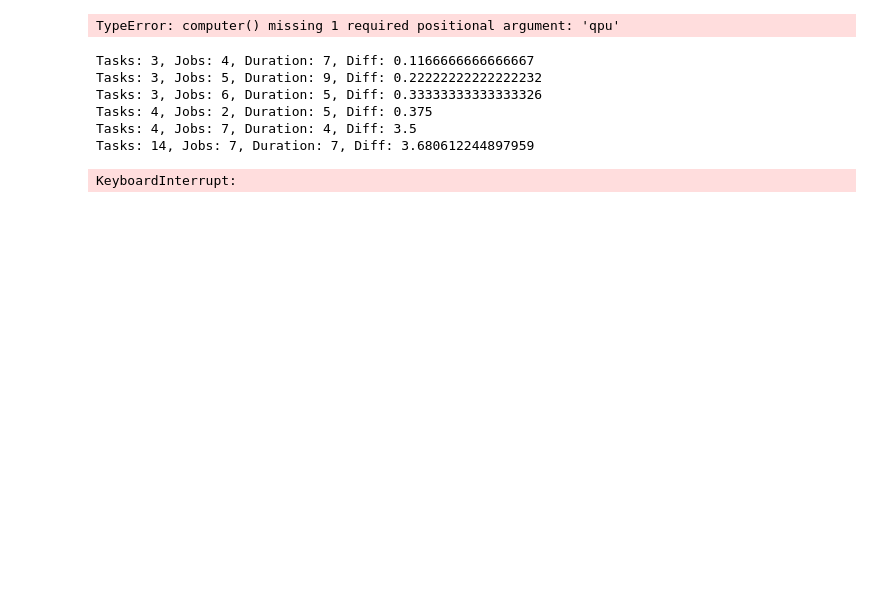
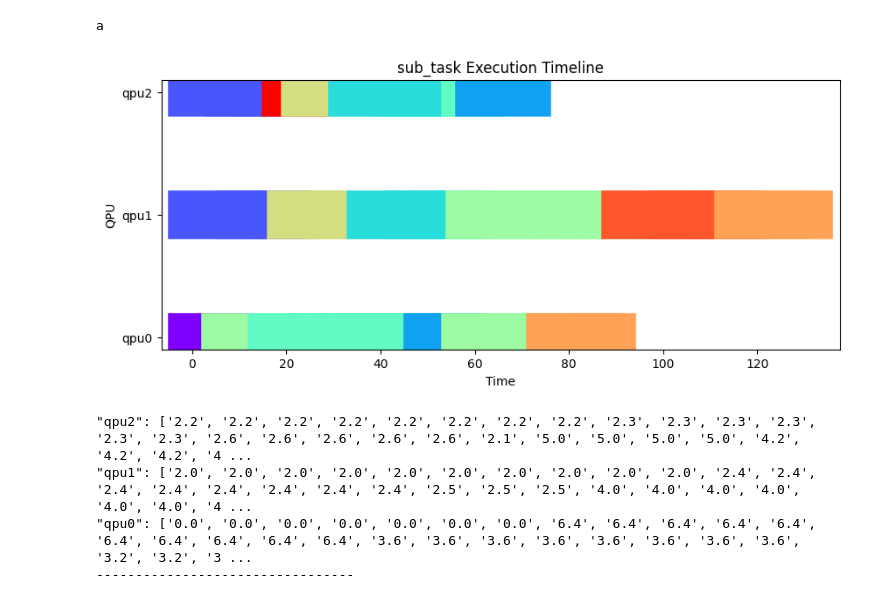
Before and after one commit to Munich-Quantum-Software-Stack/QRM-and-CI, a Jupyter notebook: src/scheduler_runner/schedulers/test_nb.ipynb, the cells around one changed output. Saved outputs shown, nothing was run; the diff lists cells and outputs as text; code cells hidden in the pictures; blank space fills up the shorter version.

```diff
--- a/src/scheduler_runner/schedulers/test_nb.ipynb
+++ b/src/scheduler_runner/schedulers/test_nb.ipynb
@@ -134,90 +157,68 @@ def run_schedulers(tasks, queue, fifo):
 # %%
 def computer(env, queue, results, qpu):
     while True:
-        # Get the next job from the queue
-        job = yield queue.get()
+        # Get the next sub_task from the queue
+        task = yield queue.get()
 
         # Record the start time
         start = env.now
 
-        # Process the job
-        yield env.timeout(job.duration)
+        # Process the sub_task
+        yield env.timeout(task.duration)
 
         # Record the end time
         end = env.now
 
-        # Update the end time of the job
-        job.update_end(end)
-
         # Store the results
-        j_id = str(job.task.id)# + '.' + str(job.task.jobs.index(job))
+        j_id = task.id.split('.')[0]
         results.append((j_id, start, end, qpu))
 
 # Create a SimPy environment
 env = simpy.Environment()
 
 # Create a Queues object
 queues = Queues(env)
 
-num_tasks, max_jobs, max_duration = 10, 5, 10
-tasks = create_tasks(num_tasks, max_jobs, max_duration)
+num_tasks, max_sub_tasks, max_duration = 10, 10, 10
+tasks = create_tasks(num_tasks, max_sub_tasks, max_duration)
 
 # Distribute tasks evenly among queues
-for task in tasks:
-    distribute_equally(task, queues, skipping_scheduler)
+distribute_equally(tasks, queues, skipping_scheduler)
 
-# Load jobs into the SimPy queues
+# Load sub_tasks into the SimPy queues
 queues.load_to_simpy_queue()
 
 
 # Create a list to store the results
 results = []
 
 # Start the computer processes
-for qpu in queues.QPUs:
+for qpu in QPUs:
     env.process(computer(env, queues.sym_queue[qpu], results, qpu))
 
 # Run the simulation
 env.run()
 
-# Get unique job_ids and assign a unique color to each
-job_ids = list(set([job_id for job_id, _, _, _ in results]))
-colors = cm.rainbow(np.linspace(0, 1, len(job_ids)))
-color_map = dict(zip(job_ids, colors))
+# Get unique sub_task_ids and assign a unique color to each
+sub_task_ids = list(set([sub_task_id for sub_task_id, _, _, _ in results]))
+colors = cm.rainbow(np.linspace(0, 1, len(sub_task_ids)))
+color_map = dict(zip(sub_task_ids, colors))
 
 # Plot the results
-plt.figure(figsize=(10, 6))
-for job_id, start, end, qpu in results:
-    plt.plot([start, end], [queues.QPUs.index(qpu), queues.QPUs.index(qpu)], color=color_map[job_id], label=f'Job {job_id}')
+plt.figure(figsize=(10, 4))
+for sub_task_id, start, end, qpu in results:
+    plt.plot([start, end], [QPUs.index(qpu), QPUs.index(qpu)], color=color_map[sub_task_id], label=f'sub_task {sub_task_id}', linewidth=40)
 plt.xlabel('Time')
 plt.ylabel('QPU')
-plt.title('Job Execution Timeline')
-plt.yticks(range(len(queues.QPUs)), queues.QPUs)
-plt.legend()
+plt.title('sub_task Execution Timeline')
+plt.yticks(range(len(QPUs)), QPUs)
 plt.show()
+
+print_queue(queues)
 # %% [output]
-TypeError: computer() missing 1 required positional argument: 'qpu'
+a
+[figure, added]
+"qpu2": ['2.2', '2.2', '2.2', '2.2', '2.2', '2.2', '2.2', '2.2', '2.3', '2.3', '2.3', '2.3', '2.3', '2.3', '2.6', '2.6', '2.6', '2.6', '2.6', '2.1', '5.0', '5.0', '5.0', '5.0', '4.2', '4.2', '4.2', '4 ...
+"qpu1": ['2.0', '2.0', '2.0', '2.0', '2.0', '2.0', '2.0', '2.0', '2.0', '2.0', '2.4', '2.4', '2.4', '2.4', '2.4', '2.4', '2.4', '2.4', '2.5', '2.5', '2.5', '4.0', '4.0', '4.0', '4.0', '4.0', '4.0', '4 ...
+"qpu0": ['0.0', '0.0', '0.0', '0.0', '0.0', '0.0', '0.0', '6.4', '6.4', '6.4', '6.4', '6.4', '6.4', '6.4', '6.4', '6.4', '6.4', '3.6', '3.6', '3.6', '3.6', '3.6', '3.6', '3.6', '3.6', '3.2', '3.2', '3 ...
+---------------------------------
-# %%
-diff = 0
-for num_tasks in range(2, 100):
-    for max_jobs in range(1, 10):
-         for max_duration in range(1, 10):
-            tasks = create_tasks(num_tasks, max_jobs, max_duration)
-
-            # Run the scheduler
-            queue, fifo = Queues(), Queues()
-            wait_time,  fifo_wait_time = run_schedulers(tasks, queue, fifo)
-
-            # save max difference in wait time and print associated parameters
-            new_diff = fifo_wait_time - wait_time
-            if new_diff > diff:
-                diff = new_diff
-                print(f"Tasks: {num_tasks}, Jobs: {max_jobs}, Duration: {max_duration}, Diff: {diff}")
-# %% [output]
-Tasks: 3, Jobs: 4, Duration: 7, Diff: 0.1166666666666667
-Tasks: 3, Jobs: 5, Duration: 9, Diff: 0.22222222222222232
-Tasks: 3, Jobs: 6, Duration: 5, Diff: 0.33333333333333326
-Tasks: 4, Jobs: 2, Duration: 5, Diff: 0.375
-Tasks: 4, Jobs: 7, Duration: 4, Diff: 3.5
-Tasks: 14, Jobs: 7, Duration: 7, Diff: 3.680612244897959
-KeyboardInterrupt:
```
Also changed, not shown: parts of 3 cells of this notebook.
